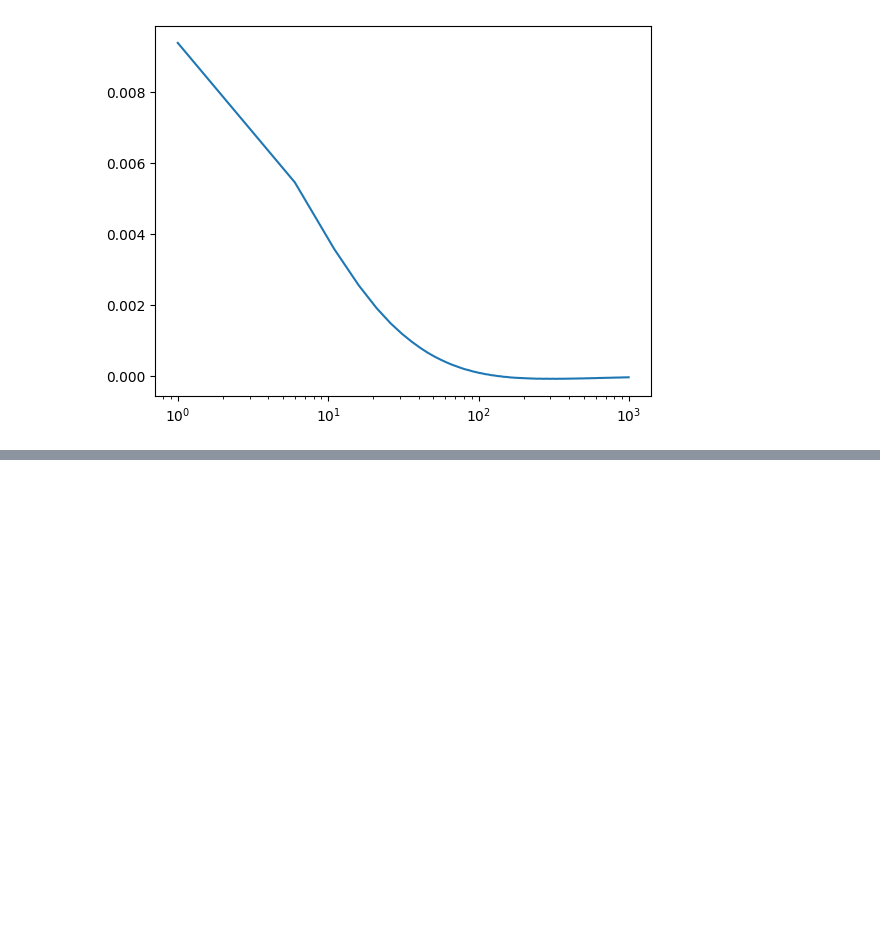
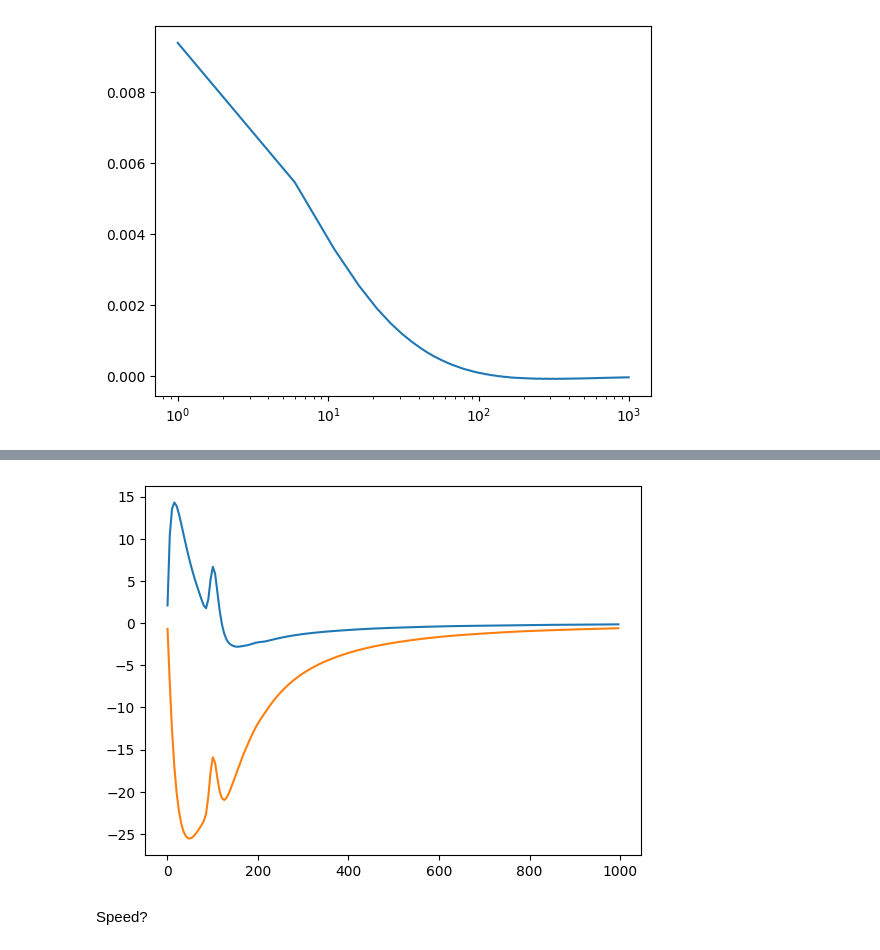
Before and after one commit to pierrexyz/fftlog, a Jupyter notebook: notebooks/sbt.ipynb, the cells around one changed output, grey strips where cells are left out. Drawn from its saved outputs; the diff is of its cells as text; code cells hidden in the pictures; blank space fills up the shorter version.

Commit message:
spherical bessel transform -- end-to-end example

```diff
--- a/notebooks/sbt.ipynb
+++ b/notebooks/sbt.ipynb
@@ -30,0 +67,9 @@ plt.xscale('log')
+# %%
+xi = sbt.get_transform(kk, pk)
+# %%
+for i, ell in enumerate(ells): plt.plot(sout, sout**2 * xi[i])
+# plt.xscale('log')
+# %% [output]
+[figure, added]
+# %% [markdown]
+Speed?
```
Also changed, not shown: parts of 20 cells of this notebook, 5 other files.
